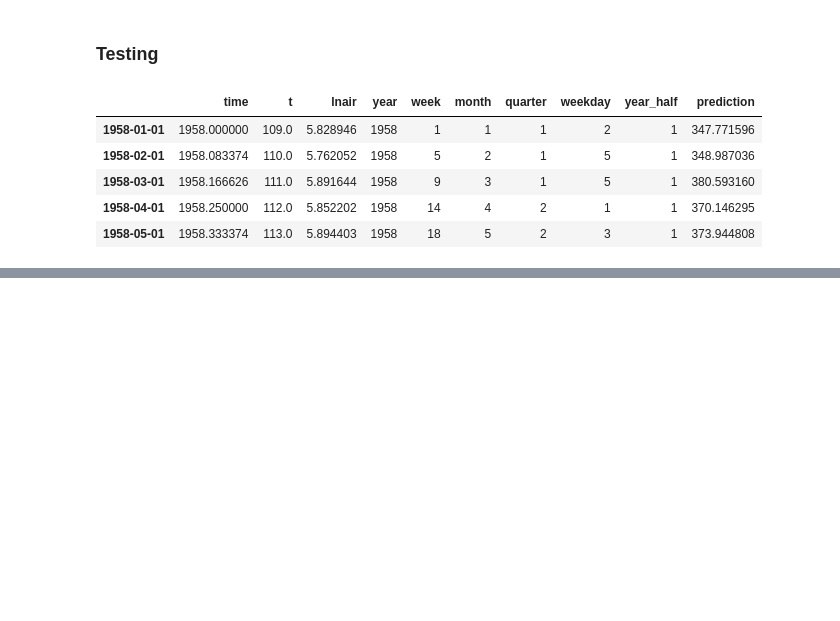
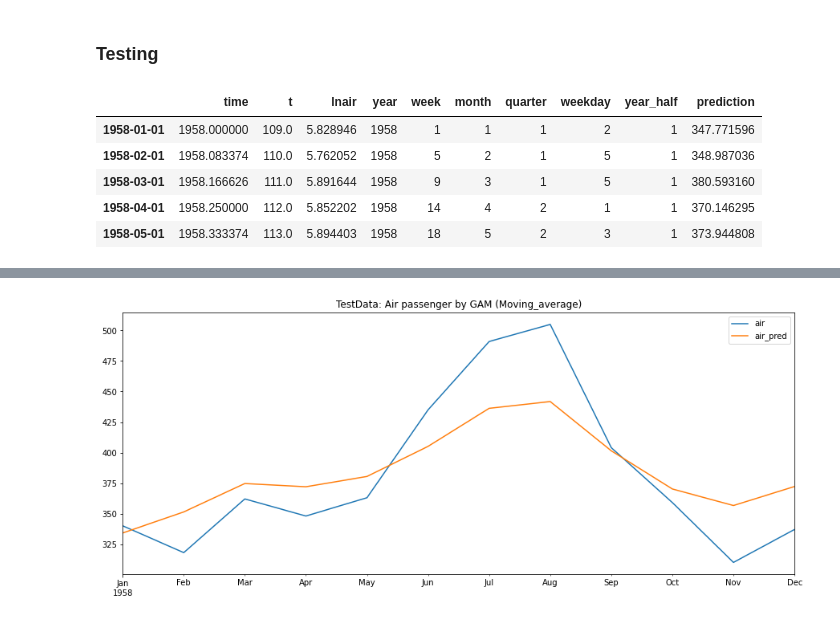
Before and after one commit to abhishekverma0207/TimeSeries, a Jupyter notebook: vvimp-forecasting-gam.ipynb, the cells around one changed output, grey strips where cells are left out. Saved outputs shown, nothing was run; the diff lists cells and outputs as text; code cells hidden in the pictures; blank space fills up the shorter version.

```diff
--- a/vvimp-forecasting-gam.ipynb
+++ b/vvimp-forecasting-gam.ipynb
@@ -924,0 +988,6 @@ KeyError: 'air_pred'
+# %%
+air_df_test[['air','air_pred']][air_df_test.index<'1959-01-01'].plot(figsize=(15,6))
+plt.title('TestData: Air passenger by GAM (Moving_average)')
+plt.show()
+# %% [output]
+[figure, added]
```
Also changed, not shown: parts of 14 cells of this notebook.
